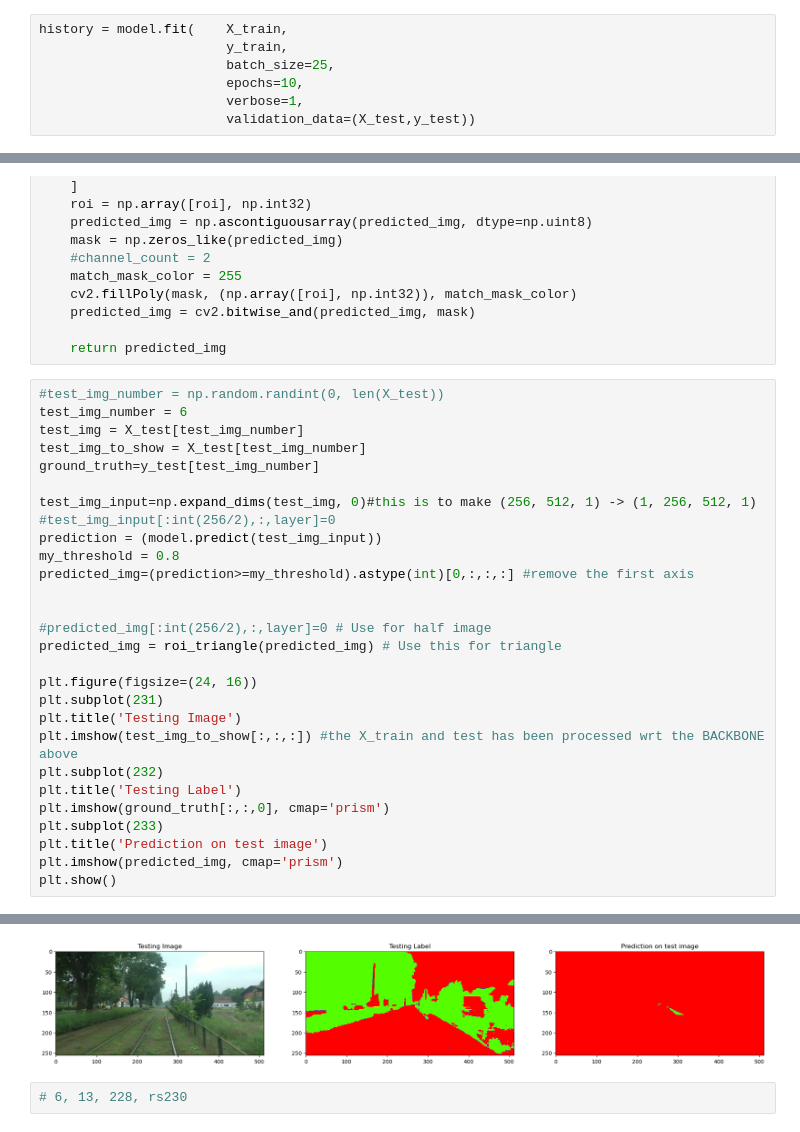
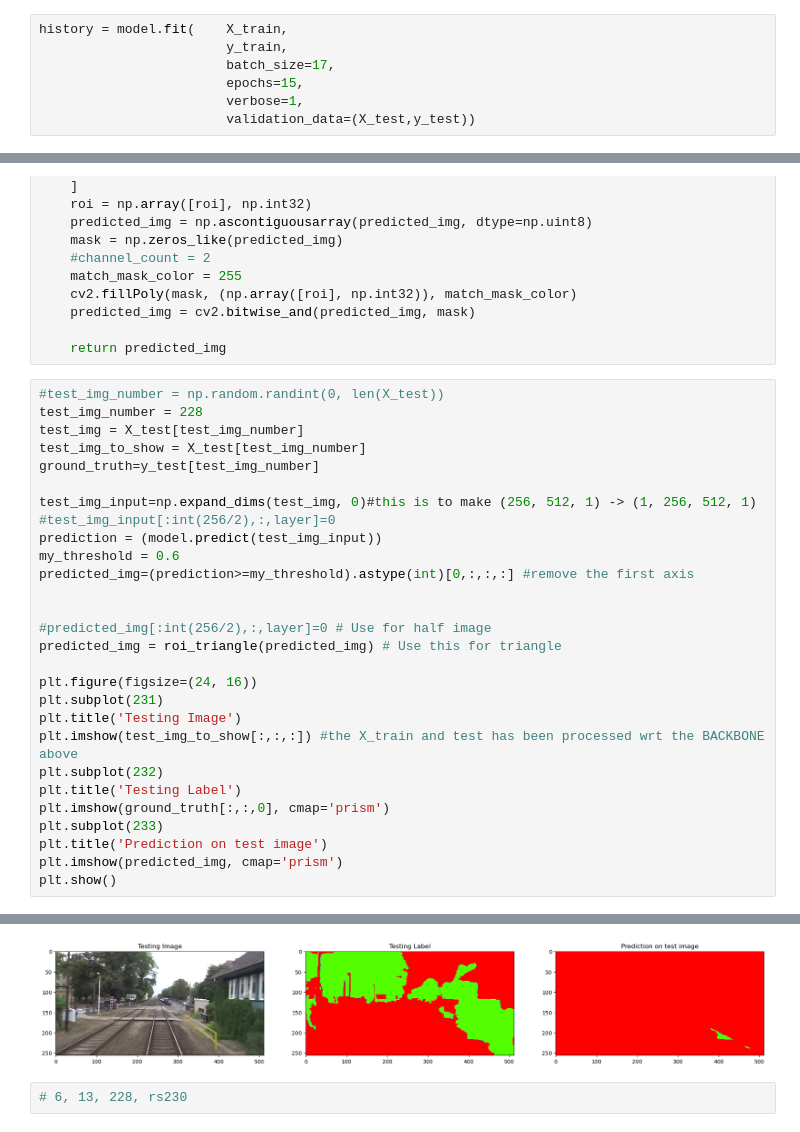
Before and after one commit to khoadaniel/vegetation-detection-railways, a Jupyter notebook: aras/model_tram_all_512x256.ipynb, the cells around one changed output, grey strips where cells are left out. Cells and saved outputs as stored; diff of their text form.

```diff
--- a/aras/model_tram_all_512x256.ipynb
+++ b/aras/model_tram_all_512x256.ipynb
@@ -132,8 +132,8 @@ None
 # %%
 history = model.fit(    X_train,
                         y_train,
-                        batch_size=25,
-                        epochs=10,
+                        batch_size=17,
+                        epochs=15,
                         verbose=1,
                         validation_data=(X_test,y_test))
 # %% [output]
@@ -178,7 +205,7 @@ def roi_triangle(predicted_img):
     return predicted_img
 # %%
 #test_img_number = np.random.randint(0, len(X_test))
-test_img_number = 6
+test_img_number = 228
 test_img = X_test[test_img_number]
 test_img_to_show = X_test[test_img_number]
 ground_truth=y_test[test_img_number]
@@ -186,7 +213,7 @@ ground_truth=y_test[test_img_number]
 test_img_input=np.expand_dims(test_img, 0)#this is to make (256, 512, 1) -> (1, 256, 512, 1)
 #test_img_input[:int(256/2),:,layer]=0
 prediction = (model.predict(test_img_input))
-my_threshold = 0.8
+my_threshold = 0.6
 predicted_img=(prediction>=my_threshold).astype(int)[0,:,:,:] #remove the first axis
 
 
@@ -209,4 +236,4 @@ plt.show()
-[figure, old version]
+[figure, new version]
 # %%
 # 6, 13, 228, rs230
 # %%
```
Also changed, not shown: parts of 9 cells of this notebook, 1 other file.
